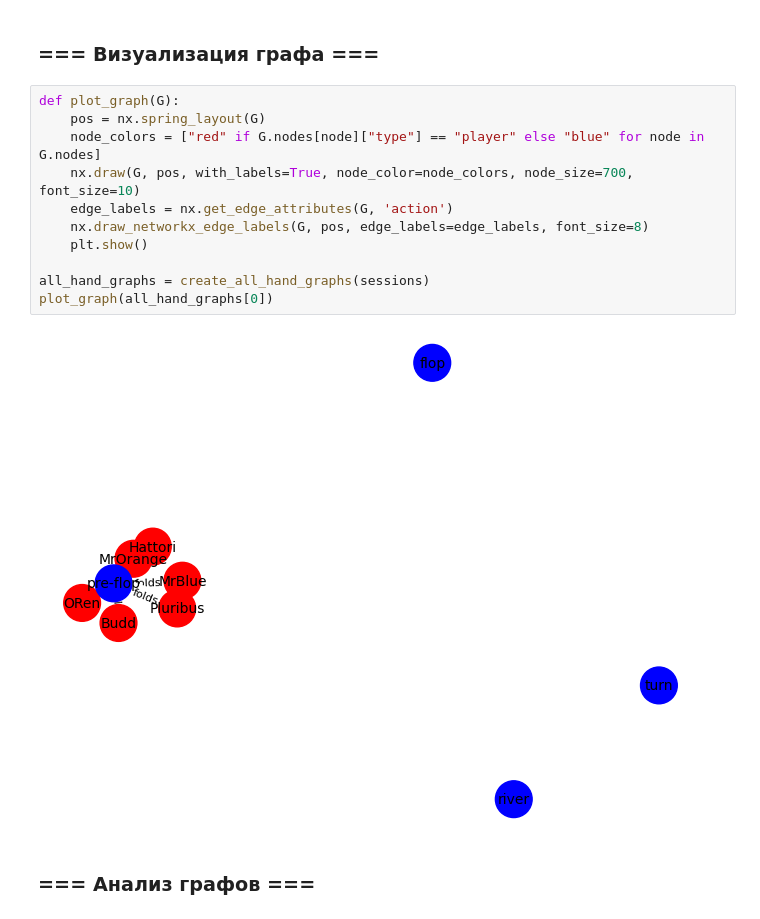
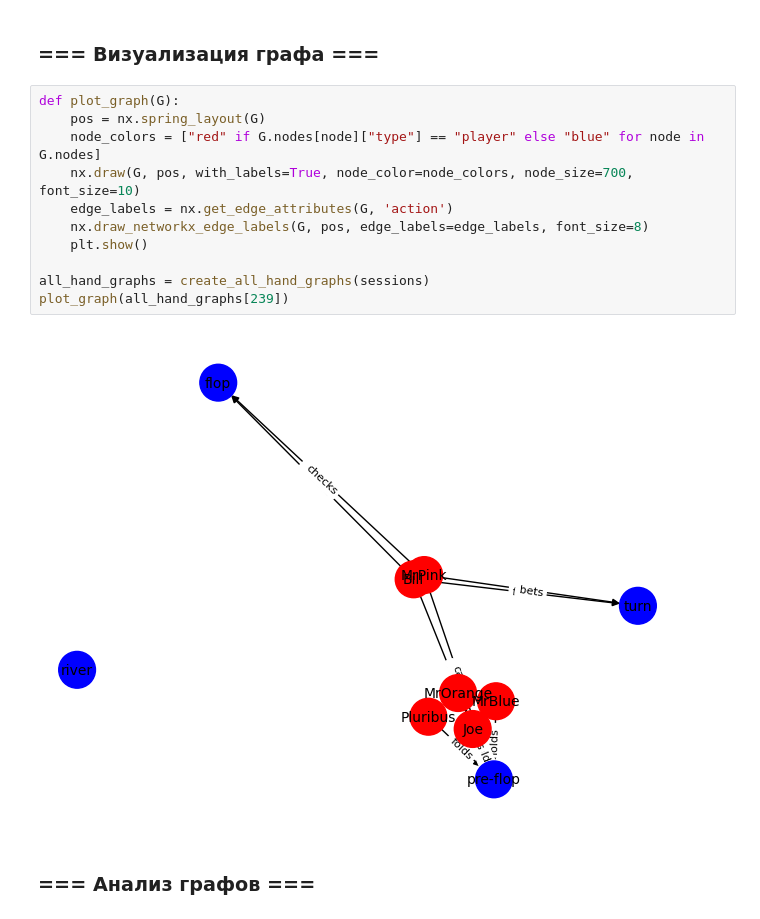
Before and after one commit to Sensorzxc/Poker_SNA, a Jupyter notebook: experiments_2.ipynb, the cells around one changed output. Saved outputs shown, nothing was run; the diff lists cells and outputs as text.

```diff
--- a/experiments_2.ipynb
+++ b/experiments_2.ipynb
@@ -462,16 +462,16 @@ def create_all_hand_graphs(sessions):
 # %%
 def plot_graph(G):
     pos = nx.spring_layout(G)
     node_colors = ["red" if G.nodes[node]["type"] == "player" else "blue" for node in G.nodes]
     nx.draw(G, pos, with_labels=True, node_color=node_colors, node_size=700, font_size=10)
     edge_labels = nx.get_edge_attributes(G, 'action')
     nx.draw_networkx_edge_labels(G, pos, edge_labels=edge_labels, font_size=8)
     plt.show()
 
 all_hand_graphs = create_all_hand_graphs(sessions)
-plot_graph(all_hand_graphs[0])
+plot_graph(all_hand_graphs[239])
 # %% [output]
-[figure, old version]
+[figure, new version]
 # %% [markdown]
 ### === Анализ графов ===
 # %%
```
